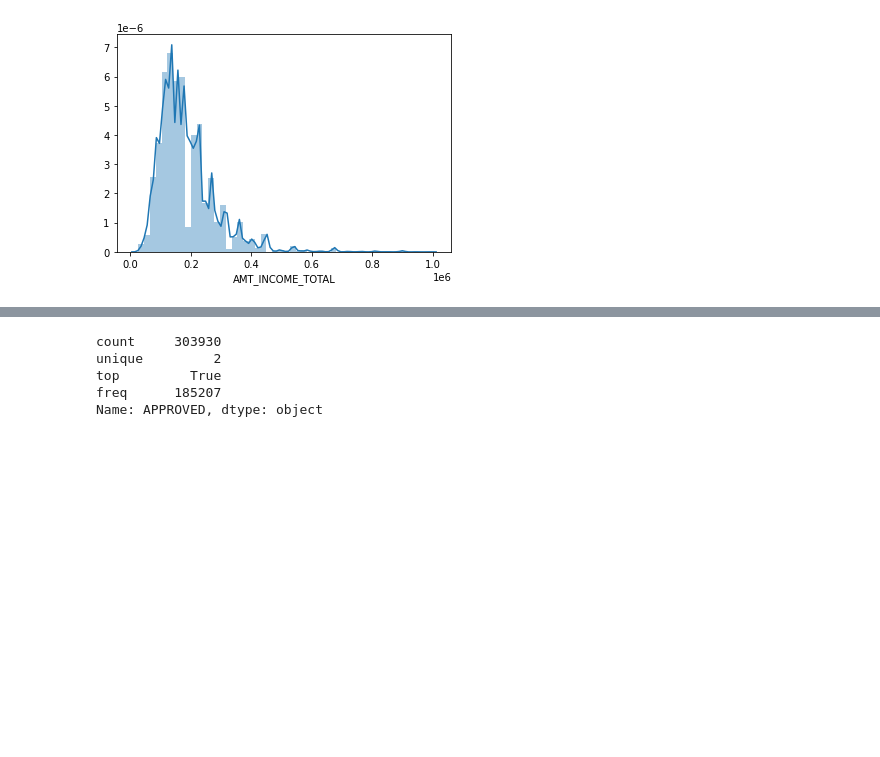
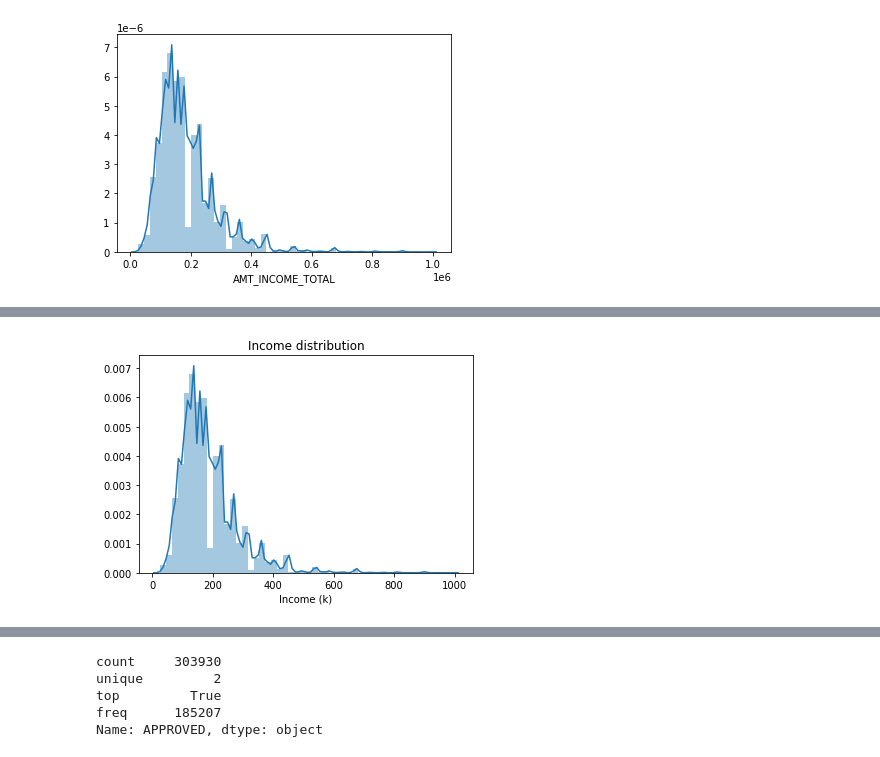
Before and after one commit to ruivieira/explainability-experiments, a Jupyter notebook: notebooks/loan.ipynb, the cells around one changed output, grey strips where cells are left out. Drawn from its saved outputs; the diff is of its cells as text; code cells hidden in the pictures; blank space fills up the shorter version.

```diff
--- a/notebooks/loan.ipynb
+++ b/notebooks/loan.ipynb
@@ -71,0 +85,7 @@ df['DAYS_EMPLOYED'] = -df['DAYS_EMPLOYED']
+# %%
+ax = sns.distplot(df.AMT_INCOME_TOTAL / 1000.0)
+ax.set(xlabel='Income (k)', title='Income distribution')
+figure = ax.get_figure()
+figure.savefig('income-distribution.png', dpi=400)
+# %% [output]
+[figure, added]
```
Also changed, not shown: parts of 3 cells of this notebook, 19 other files.
